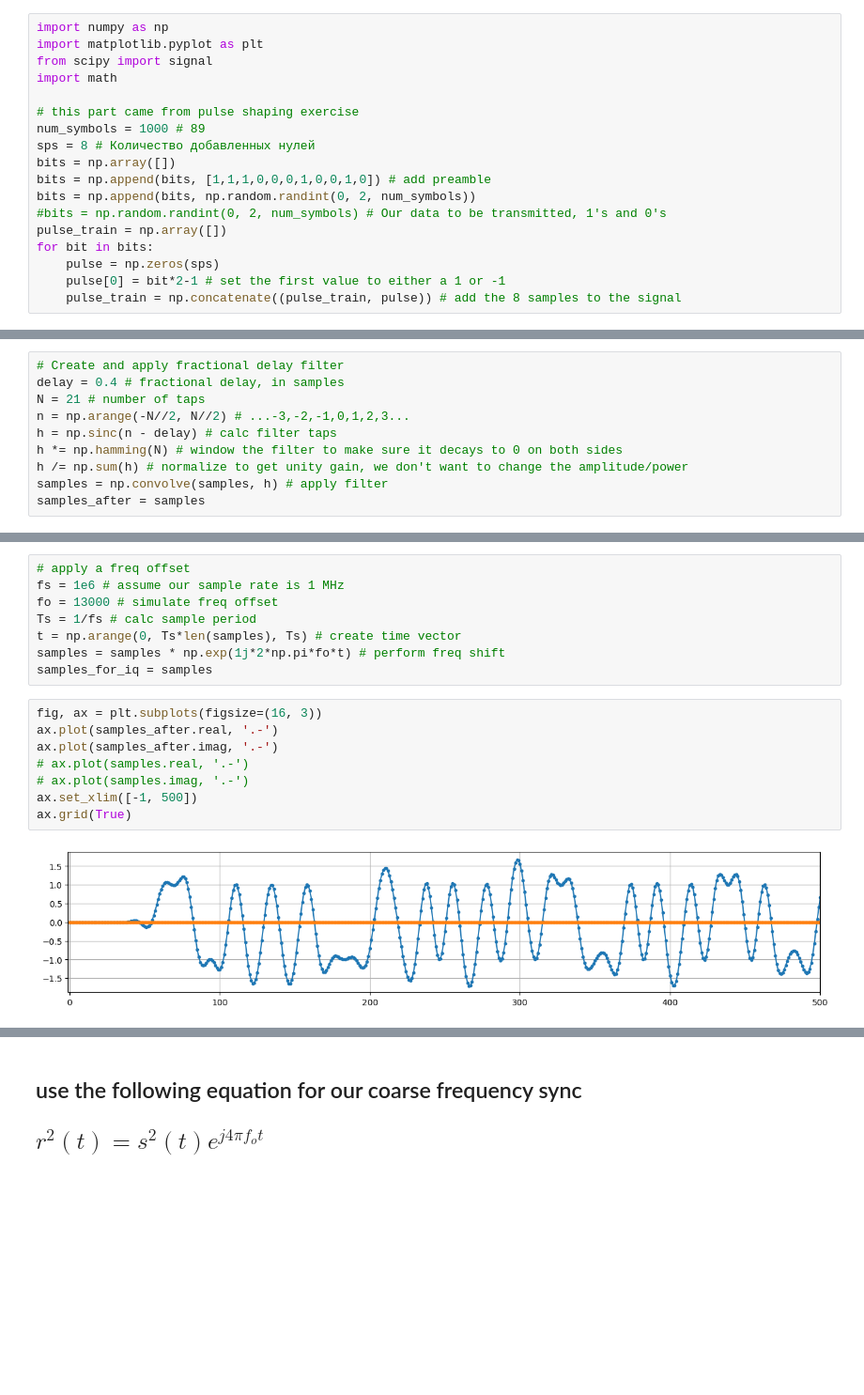
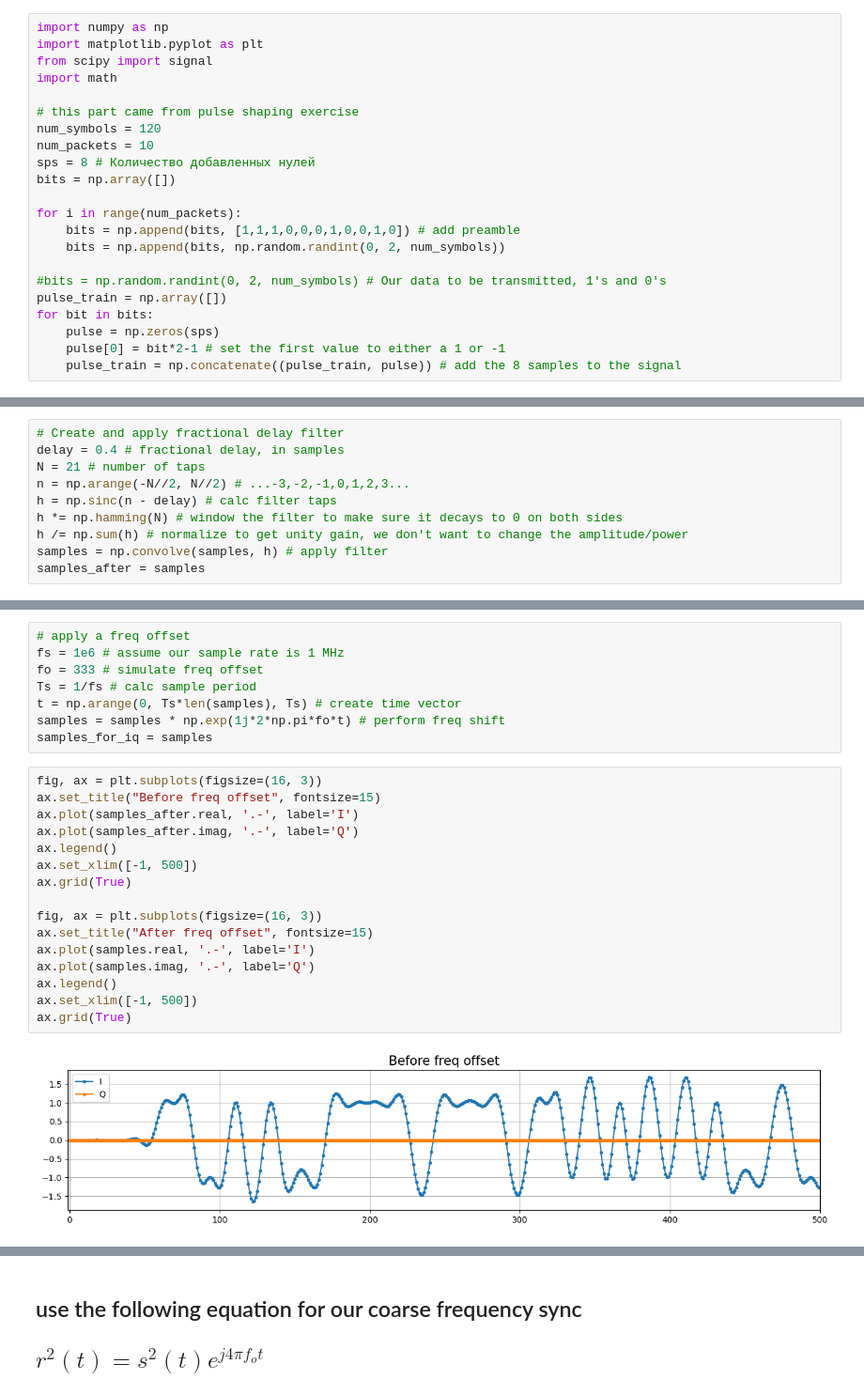
Before and after one commit to sundepo/Simulating-Wireless-Channel, a Jupyter notebook: Simulating-Wireless-Channel.ipynb, the cells around one changed output, grey strips where cells are left out. Shown: that part at 94% size. Saved outputs shown, nothing was run; the diff lists cells and outputs as text; blank space fills up the shorter version.

```diff
--- a/Simulating-Wireless-Channel.ipynb
+++ b/Simulating-Wireless-Channel.ipynb
@@ -15,11 +15,15 @@ from scipy import signal
 import math
 
 # this part came from pulse shaping exercise
-num_symbols = 1000 # 89
+num_symbols = 120
+num_packets = 10
 sps = 8 # Количество добавленных нулей
 bits = np.array([])
-bits = np.append(bits, [1,1,1,0,0,0,1,0,0,1,0]) # add preamble
-bits = np.append(bits, np.random.randint(0, 2, num_symbols))
+
+for i in range(num_packets):
+    bits = np.append(bits, [1,1,1,0,0,0,1,0,0,1,0]) # add preamble
+    bits = np.append(bits, np.random.randint(0, 2, num_symbols))
+
 #bits = np.random.randint(0, 2, num_symbols) # Our data to be transmitted, 1's and 0's
 pulse_train = np.array([])
 for bit in bits:
@@ -76,18 +85,26 @@ ax.grid(True)
 # %%
 # apply a freq offset
 fs = 1e6 # assume our sample rate is 1 MHz
-fo = 13000 # simulate freq offset
+fo = 333 # simulate freq offset
 Ts = 1/fs # calc sample period
 t = np.arange(0, Ts*len(samples), Ts) # create time vector
 samples = samples * np.exp(1j*2*np.pi*fo*t) # perform freq shift
 samples_for_iq = samples
 # %%
 fig, ax = plt.subplots(figsize=(16, 3))
-ax.plot(samples_after.real, '.-')
-ax.plot(samples_after.imag, '.-')
-# ax.plot(samples.real, '.-')
-# ax.plot(samples.imag, '.-')
+ax.set_title("Before freq offset", fontsize=15)
+ax.plot(samples_after.real, '.-', label='I')
+ax.plot(samples_after.imag, '.-', label='Q')
+ax.legend()
 ax.set_xlim([-1, 500])
 ax.grid(True)
+
+fig, ax = plt.subplots(figsize=(16, 3))
+ax.set_title("After freq offset", fontsize=15)
+ax.plot(samples.real, '.-', label='I')
+ax.plot(samples.imag, '.-', label='Q')
+ax.legend()
+ax.set_xlim([-1, 500])
+ax.grid(True)
 # %% [output]
-[figure, old version]
+[figure, new version]
```
Also changed, not shown: parts of 18 cells of this notebook, 6 other files.
